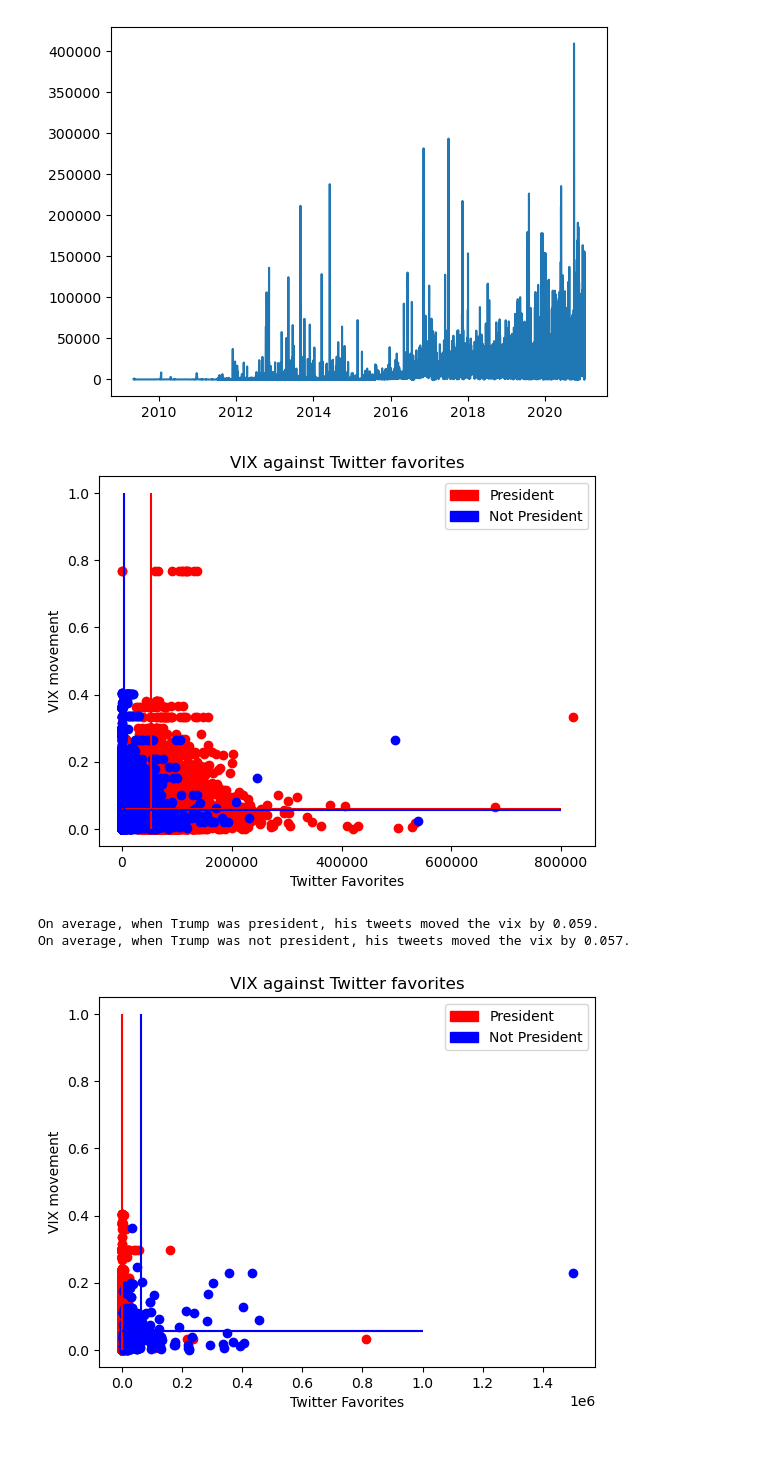
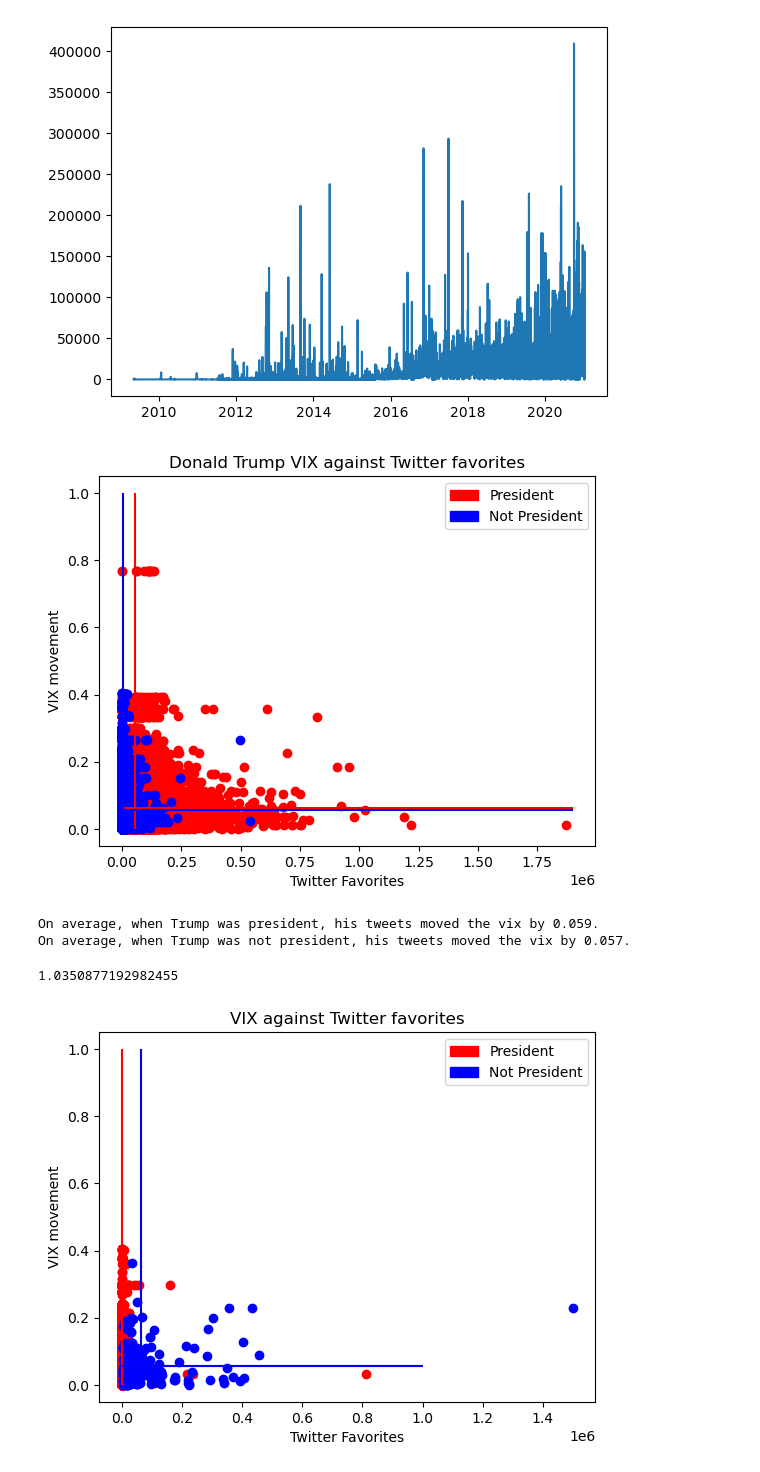
Before and after one commit to jzuckerman1/TwitterDissemination, a Jupyter notebook: prelim_analysis.ipynb, the cells around one changed output. Drawn from its saved outputs; the diff is of its cells as text; code cells hidden in the pictures.

```diff
--- a/prelim_analysis.ipynb
+++ b/prelim_analysis.ipynb
@@ -51,31 +70,35 @@ plt.close()
 # %%
 plt.figure()
 for p in ["red", "blue"]:
     plt.scatter(merged['favorites'][merged["isPresident"] == (p == "red")], merged['absreturn'][merged["isPresident"] == (p == "red")], c=p) # red if president
 
 
 for p in ["red", "blue"]:
     plt.vlines(np.mean(merged['favorites'][merged["isPresident"] == (p == "red")]), ymin=0, ymax=1, colors=p)
-    plt.hlines(np.mean(merged['absreturn'][merged["isPresident"] == (p == "red")]), xmin=0, xmax=800_000, colors=p)
+    plt.hlines(np.mean(merged['absreturn'][merged["isPresident"] == (p == "red")]), xmin=0, xmax=1.9e6, colors=p)
 
 p_patch = mpatches.Patch(color="red", label="President")
 np_patch = mpatches.Patch(color="blue", label="Not President")
 
 plt.legend(handles=[p_patch, np_patch])
 
-plt.title("VIX against Twitter favorites")
+plt.title("Donald Trump VIX against Twitter favorites")
 plt.xlabel("Twitter Favorites")
 plt.ylabel("VIX movement")
 plt.show()
 plt.close()
 # %% [output]
-[figure, old version]
+[figure, new version]
 # %%
 print(f"On average, when Trump was president, his tweets moved the vix by {merged['absreturn'][merged['isPresident'] == 1].mean():,.3f}.")
 print(f"On average, when Trump was not president, his tweets moved the vix by {merged['absreturn'][merged['isPresident'] == 0].mean():,.3f}.")
 # %% [output]
 On average, when Trump was president, his tweets moved the vix by 0.059.
 On average, when Trump was not president, his tweets moved the vix by 0.057.
+# %%
+0.059/0.057
+# %% [output]
+1.0350877192982455
 # %%
 
 def convert_shorthands(num):
```
Also changed, not shown: parts of 11 cells of this notebook, 4 other files.
